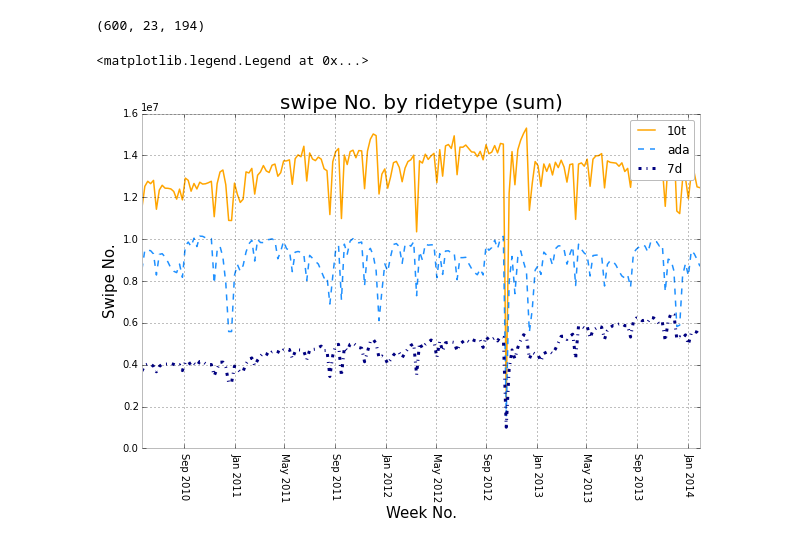
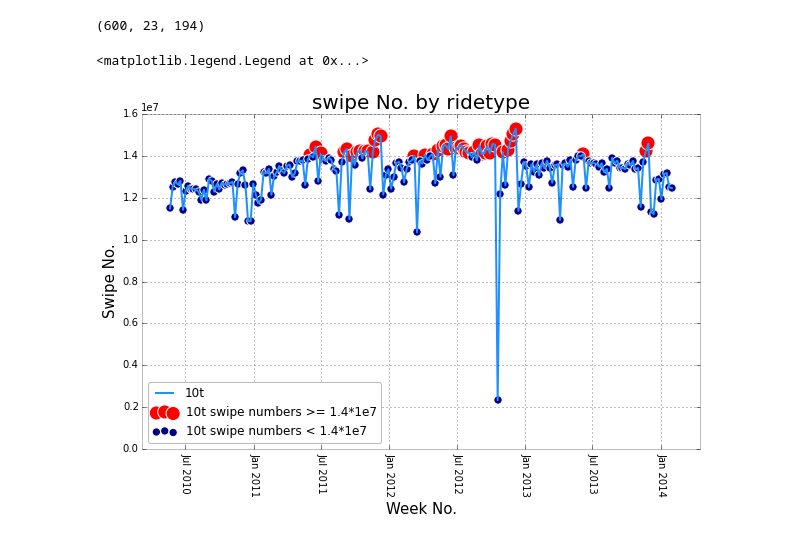
Before and after one commit to Elixeus/PUI2015_xwang, a Jupyter notebook: HW8/assignment8_XiaWang.ipynb, the cells around one changed output. Saved outputs shown, nothing was run; the diff lists cells and outputs as text; code cells hidden in the pictures.

Commit message:
data of 3 demisions

```diff
--- a/HW8/assignment8_XiaWang.ipynb
+++ b/HW8/assignment8_XiaWang.ipynb
@@ -23,7 +23,7 @@ names=np.array(['10t', '14d', '1d', '2t', '30d',
 # %% [output]
 (600, 23, 194)
 # %%
-data_clean = np.where(data != -1, data, np.nan)
+data = np.where(data != -1, data, np.nan)
 # %%
 by_rt_sum = np.nansum(data, axis=0)
 # %%
@@ -32,20 +32,38 @@ rt.index = pd.date_range('5/21/2010',
                           periods=194,freq='W-FRI')
 # %%
 rt.columns = names
+# %%
+rt_big = rt[rt['10t'] >= 1.4*1e7]
+rt_small = rt[rt['10t'] < 1.4*1e7]
 # %%
-fig1 = plt.figure(figsize = (10,6))
-fig1.add_subplot(111)
-plt.plot(rt['10t'].index, rt['10t'], c = 'orange',
-         label = '10t', lw = 1.5, ls = '-')
-plt.plot(rt['ada'].index, rt['ada'], c = 'DodgerBlue',
-         label = 'ada', lw = 1.5, ls = '--')
-plt.plot(rt['7d'].index, rt['7d'],c = 'Navy',
-         label = '7d', lw = 3, ls = '-.')
-plt.title('swipe No. by ridetype (sum)',fontsize=20)
-plt.xticks(rotation=270)
-plt.xlabel('Week No.', fontsize=15)
-plt.ylabel('Swipe No.', fontsize=15)
-plt.legend()
+# fig1 = plt.figure(figsize = (10,6))
+# fig1.add_subplot(111)
+# plt.plot(rt['10t'].index, rt['10t'], c = 'orange',
+#          label = '10t', lw = 2, ls = '-')
+# plt.plot(rt['ada'].index, rt['ada'], c = 'DodgerBlue',
+#          label = 'ada', lw = 1.5, ls = '--')
+# plt.plot(rt['7d'].index, rt['7d'],c = 'Navy',
+#          label = '7d', lw = 3, ls = '-.')
+# plt.title('swipe No. by ridetype (sum)',fontsize=20)
+# plt.xticks(rotation=270)
+# plt.xlabel('Week No.', fontsize=15)
+# plt.ylabel('Swipe No.', fontsize=15)
+# plt.legend()
-# %% [output]
-<matplotlib.legend.Legend at 0x...>
-[figure, removed]
+# %%
+fig1 = plt.figure(figsize = (10,6))
+fig1.add_subplot(111)
+area = rt['10t']
+plt.scatter(rt_big['10t'].index, rt_big['10t'], c = 'red',
+            label = '10t swipe numbers >= 1.4*1e7', s = 200)
+plt.scatter(rt_small['10t'].index, rt_small['10t'], c = 'DarkBlue',
+            label = '10t swipe numbers < 1.4*1e7', s = 70)
+plt.plot(rt['10t'].index, rt['10t'], c = 'DodgerBlue',
+         label = '10t', lw = 2, linestyle = '-')
+plt.title('swipe No. by ridetype ',fontsize=20)
+plt.xticks(rotation=270)
+plt.xlabel('Week No.', fontsize=15)
+plt.ylabel('Swipe No.', fontsize=15)
+plt.legend(loc = 3)
+# %% [output]
+<matplotlib.legend.Legend at 0x...>
+[figure, added]
```
Also changed, not shown: parts of 1 cell of this notebook.
